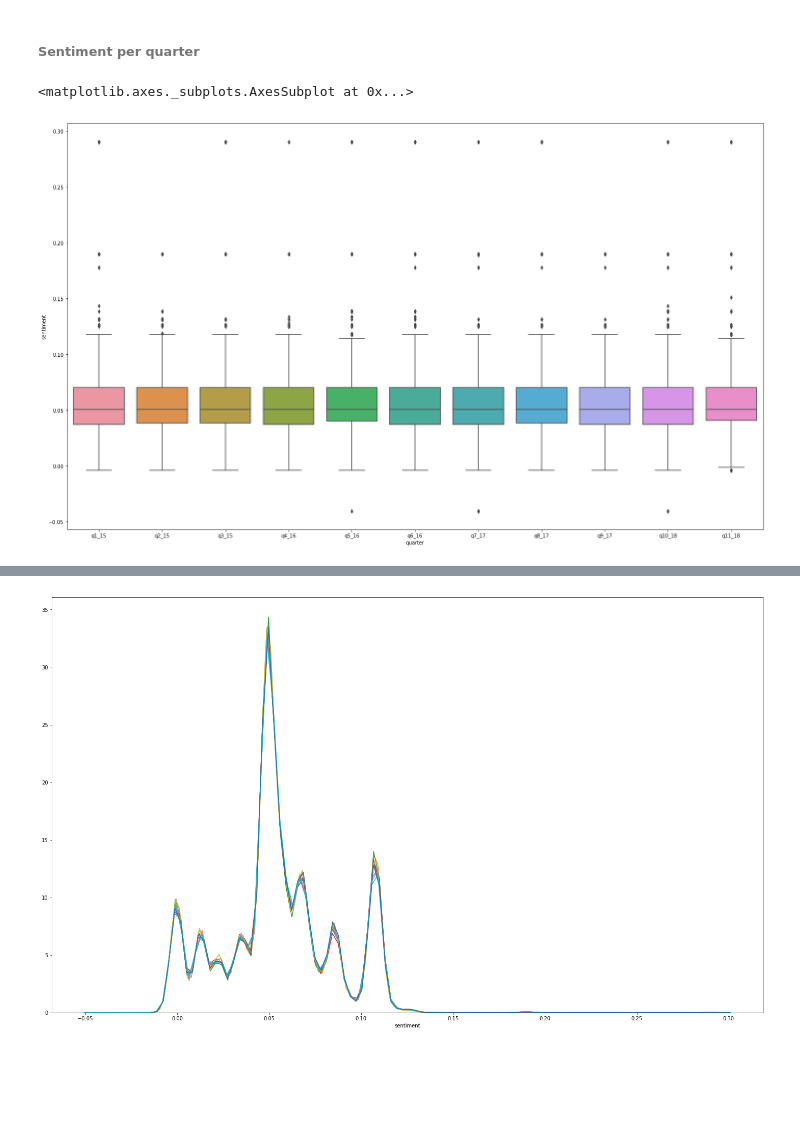
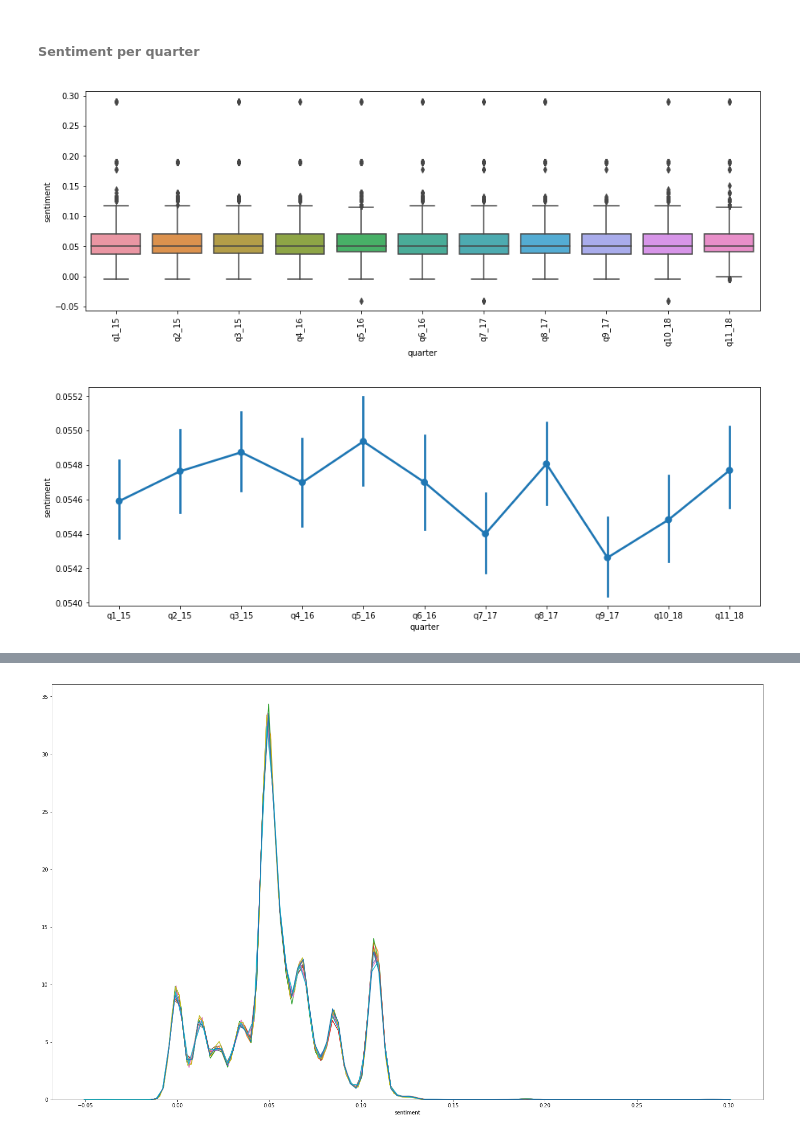
Before and after one commit to diazcelsa/NLP_politics_spiegel, a Jupyter notebook: notebooks/sentiment/Sentiment Anlysis in migration selected articles.ipynb, the cells around one changed output, grey strips where cells are left out. Drawn from its saved outputs; the diff is of its cells as text; code cells hidden in the pictures; blank space fills up the shorter version.

Commit message:
explore text sentiment by characters and write final conclusions

```diff
--- a/notebooks/sentiment/Sentiment Anlysis in migration selected articles.ipynb
+++ b/notebooks/sentiment/Sentiment Anlysis in migration selected articles.ipynb
@@ -154,7 +180,7 @@ articles_selected = pd.read_csv("../../data/330_selected_art_translated.csv")
 articles_selected.date = articles_selected['date'].apply(lambda x: datetime.datetime.strptime(x, "%Y-%m-%d"))
 # %%
 articles_sel_correct = articles_selected.loc[:,('date','quarter',
-                         'time_line')].rename(columns={'quarter':'wrong_q'}).merge(articles.loc[:,('date',
+                         'time_line','text_en')].rename(columns={'quarter':'wrong_q'}).merge(articles.loc[:,('date',
                                          'quarter','time_line')],
                                             left_on='time_line', right_on='time_line')
 # %%
@@ -239,9 +262,14 @@ sns.pointplot(data=tmp_ordered, x='index', y='sentiment')
 # %%
 # map quarters to idx_a
 tmp_ordered['quarter'] = tmp_ordered['a_idx'].map(se_order_art_to_quarter)
+# %%
+_=plt.figure(figsize=(15, 5))
+_=sns.boxplot(data=tmp_ordered, x='quarter', y='sentiment')
+_=plt.xticks(rotation=90)
+# %% [output]
+[figure, added]
 # %%
-plt.figure(figsize=(25, 15))
-sns.boxplot(data=tmp_ordered, x='quarter', y='sentiment')
+_=plt.figure(figsize=(15, 5))
+_=sns.pointplot(data=tmp_ordered, x='quarter', y='sentiment')
 # %% [output]
-<matplotlib.axes._subplots.AxesSubplot at 0x...>
-[figure, old version]
+[figure, new version]
```
Also changed, not shown: parts of 25 cells of this notebook, 5 other files.
